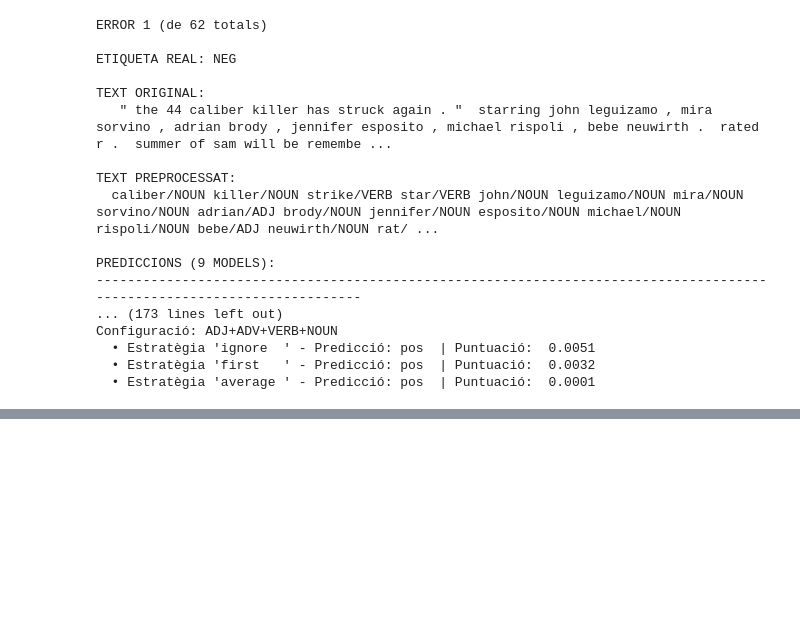
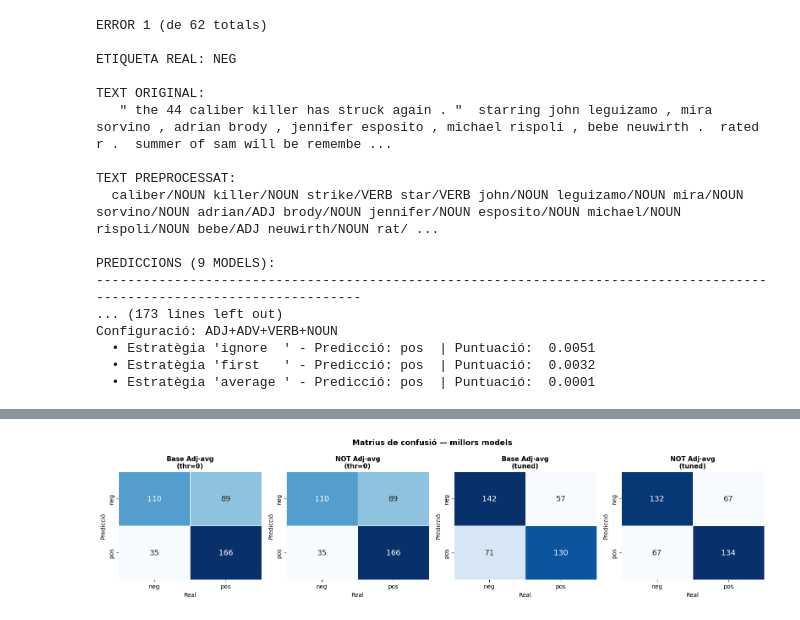
Before and after one commit to ashlieventura/Practica_2_plh, a Jupyter notebook: practica_2.ipynb, the cells around one changed output, grey strips where cells are left out. Cells and saved outputs as stored; diff of their text form; code cells hidden in the pictures; blank space fills up the shorter version.

```diff
--- a/practica_2.ipynb
+++ b/practica_2.ipynb
@@ -2487,0 +2628,40 @@ En definitiva, el tractament de negacions per patró sintàctic aporta una major
+# %%
+import matplotlib.pyplot as plt
+import seaborn as sns
+import numpy as np
+import pandas as pd
+
+# GRÀFIC 2: MATRIUS DE CONFUSIÓ
+
+all_cms = [
+    ("Base Adj·avg\n(thr=0)",   unsupervised_results["ADJ"]["average"]["cm"]),
+    ("NOT Adj·avg\n(thr=0)",    unsupervised_results_not["ADJ"]["average"]["cm"]),
+    ("Base Adj·avg\n(tuned)",   cm_base_tuned),
+    ("NOT Adj·avg\n(tuned)",    cm_not_tuned),
+]
+
+fig, axes = plt.subplots(1, 4, figsize=(16, 4))
+
+for ax, (title, cm) in zip(axes, all_cms):
+    sns.heatmap(
+        cm,
+        annot=True,
+        fmt="d",
+        cmap="Blues",
+        xticklabels=["neg", "pos"],
+        yticklabels=["neg", "pos"],
+        ax=ax,
+        cbar=False,
+        linewidths=0.5,
+        annot_kws={"size": 13}
+    )
+    ax.set_title(title, fontsize=11, fontweight="bold", pad=6)
+    ax.set_xlabel("Real",      fontsize=10)
+    ax.set_ylabel("Predicció", fontsize=10)
+
+fig.suptitle("Matrius de confusió — millors models", fontsize=13, fontweight="bold")
+plt.tight_layout()
+plt.savefig("matrius_millors_models.png", dpi=150, bbox_inches="tight")
+plt.show()
+# %% [output]
+[figure, added]
```
Also changed, not shown: parts of 21 cells of this notebook, 1 other file.
